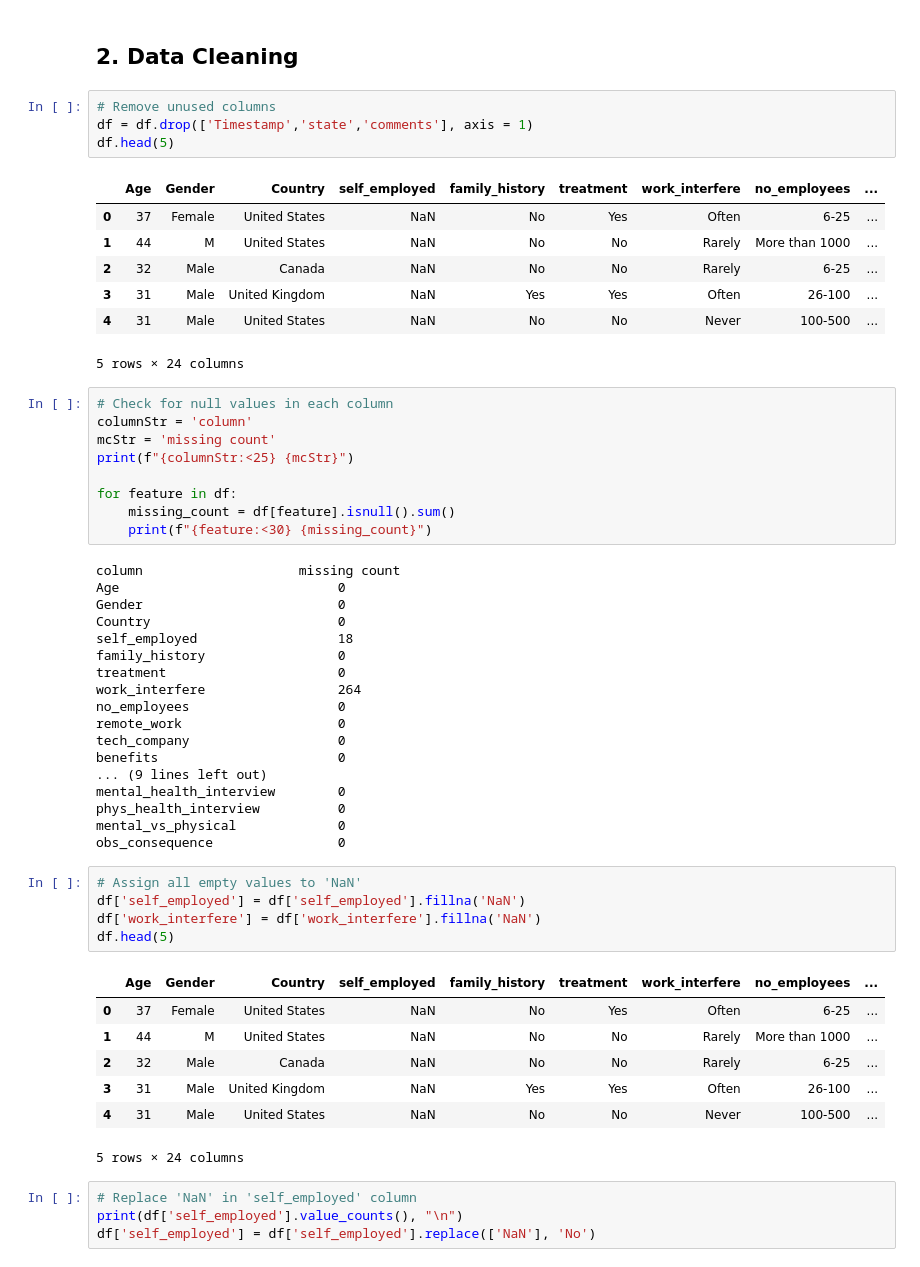
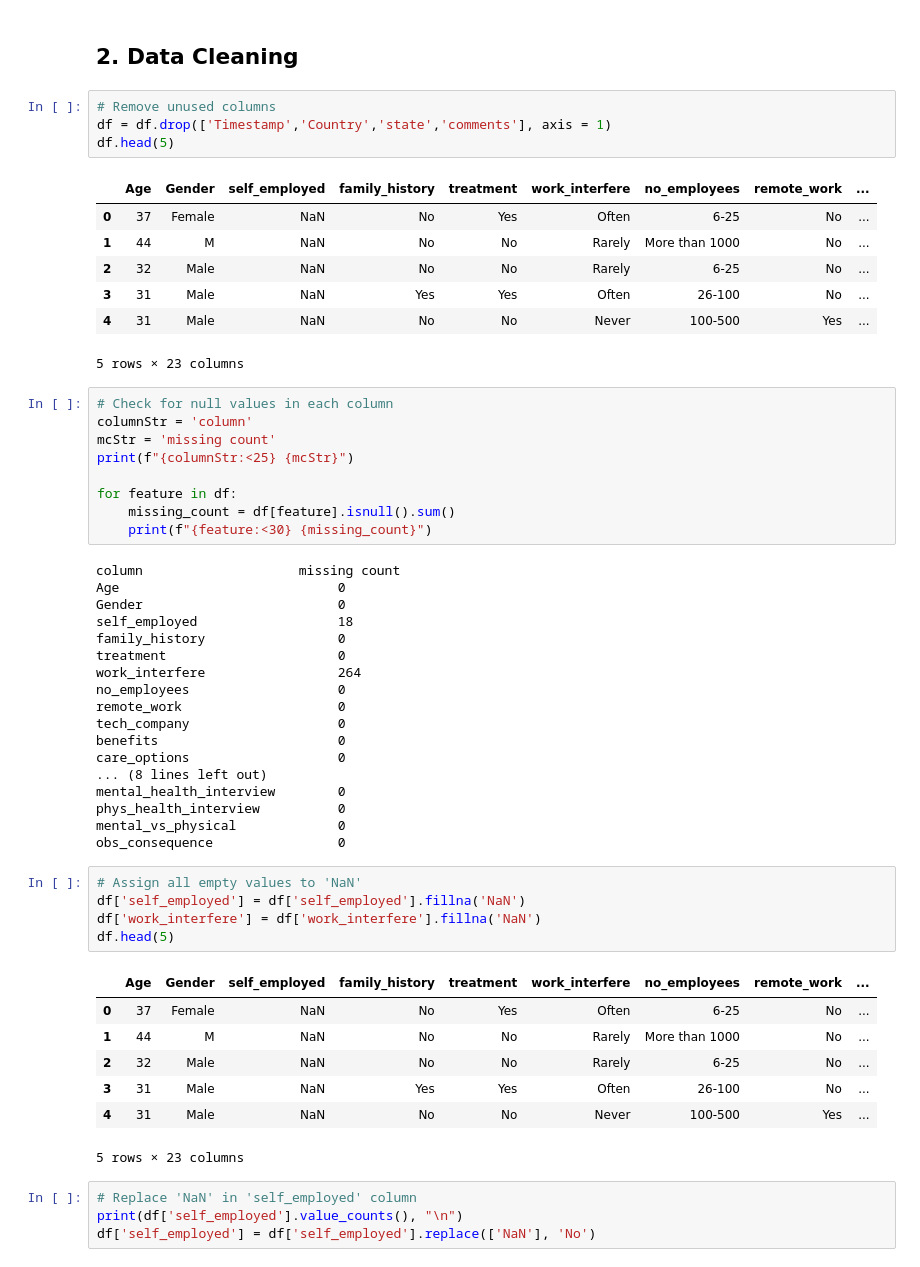
Before and after one commit to sjbmcg/data_science_group_project, a Jupyter notebook: implementation/Group project.ipynb, the cells around one changed output. Cells and saved outputs as stored; diff of their text form.

```diff
--- a/implementation/Group project.ipynb
+++ b/implementation/Group project.ipynb
@@ -176,16 +188,16 @@ None
 ## 2. Data Cleaning
 # %%
 # Remove unused columns
-df = df.drop(['Timestamp','state','comments'], axis = 1)
+df = df.drop(['Timestamp','Country','state','comments'], axis = 1)
 df.head(5)
 # %% [output]
-|  | Age | Gender | Country | self_employed | family_history | treatment | work_interfere | no_employees | ... |
-| 0 | 37 | Female | United States | NaN | No | Yes | Often | 6-25 | ... |
-| 1 | 44 | M | United States | NaN | No | No | Rarely | More than 1000 | ... |
-| 2 | 32 | Male | Canada | NaN | No | No | Rarely | 6-25 | ... |
-| 3 | 31 | Male | United Kingdom | NaN | Yes | Yes | Often | 26-100 | ... |
-| 4 | 31 | Male | United States | NaN | No | No | Never | 100-500 | ... |
+|  | Age | Gender | self_employed | family_history | treatment | work_interfere | no_employees | remote_work | ... |
+| 0 | 37 | Female | NaN | No | Yes | Often | 6-25 | No | ... |
+| 1 | 44 | M | NaN | No | No | Rarely | More than 1000 | No | ... |
+| 2 | 32 | Male | NaN | No | No | Rarely | 6-25 | No | ... |
+| 3 | 31 | Male | NaN | Yes | Yes | Often | 26-100 | No | ... |
+| 4 | 31 | Male | NaN | No | No | Never | 100-500 | Yes | ... |
-5 rows × 24 columns
+5 rows × 23 columns
 # %%
 # Check for null values in each column
 columnStr = 'column'
@@ -199,7 +211,6 @@ for feature in df:
 column                    missing count
 Age                            0
 Gender                         0
-Country                        0
 self_employed                  18
 family_history                 0
 treatment                      0
@@ -208,7 +219,8 @@ no_employees                   0
 remote_work                    0
 tech_company                   0
 benefits                       0
-... (9 lines left out)
+care_options                   0
+... (8 lines left out)
 mental_health_interview        0
 phys_health_interview          0
 mental_vs_physical             0
@@ -219,13 +231,13 @@ df['self_employed'] = df['self_employed'].fillna('NaN')
 df['work_interfere'] = df['work_interfere'].fillna('NaN')
 df.head(5)
 # %% [output]
-|  | Age | Gender | Country | self_employed | family_history | treatment | work_interfere | no_employees | ... |
-| 0 | 37 | Female | United States | NaN | No | Yes | Often | 6-25 | ... |
-| 1 | 44 | M | United States | NaN | No | No | Rarely | More than 1000 | ... |
-| 2 | 32 | Male | Canada | NaN | No | No | Rarely | 6-25 | ... |
-| 3 | 31 | Male | United Kingdom | NaN | Yes | Yes | Often | 26-100 | ... |
-| 4 | 31 | Male | United States | NaN | No | No | Never | 100-500 | ... |
+|  | Age | Gender | self_employed | family_history | treatment | work_interfere | no_employees | remote_work | ... |
+| 0 | 37 | Female | NaN | No | Yes | Often | 6-25 | No | ... |
+| 1 | 44 | M | NaN | No | No | Rarely | More than 1000 | No | ... |
+| 2 | 32 | Male | NaN | No | No | Rarely | 6-25 | No | ... |
+| 3 | 31 | Male | NaN | Yes | Yes | Often | 26-100 | No | ... |
+| 4 | 31 | Male | NaN | No | No | Never | 100-500 | Yes | ... |
-5 rows × 24 columns
+5 rows × 23 columns
 # %%
 # Replace 'NaN' in 'self_employed' column
 print(df['self_employed'].value_counts(), "\n")
```
Also changed, not shown: parts of 20 cells of this notebook.
